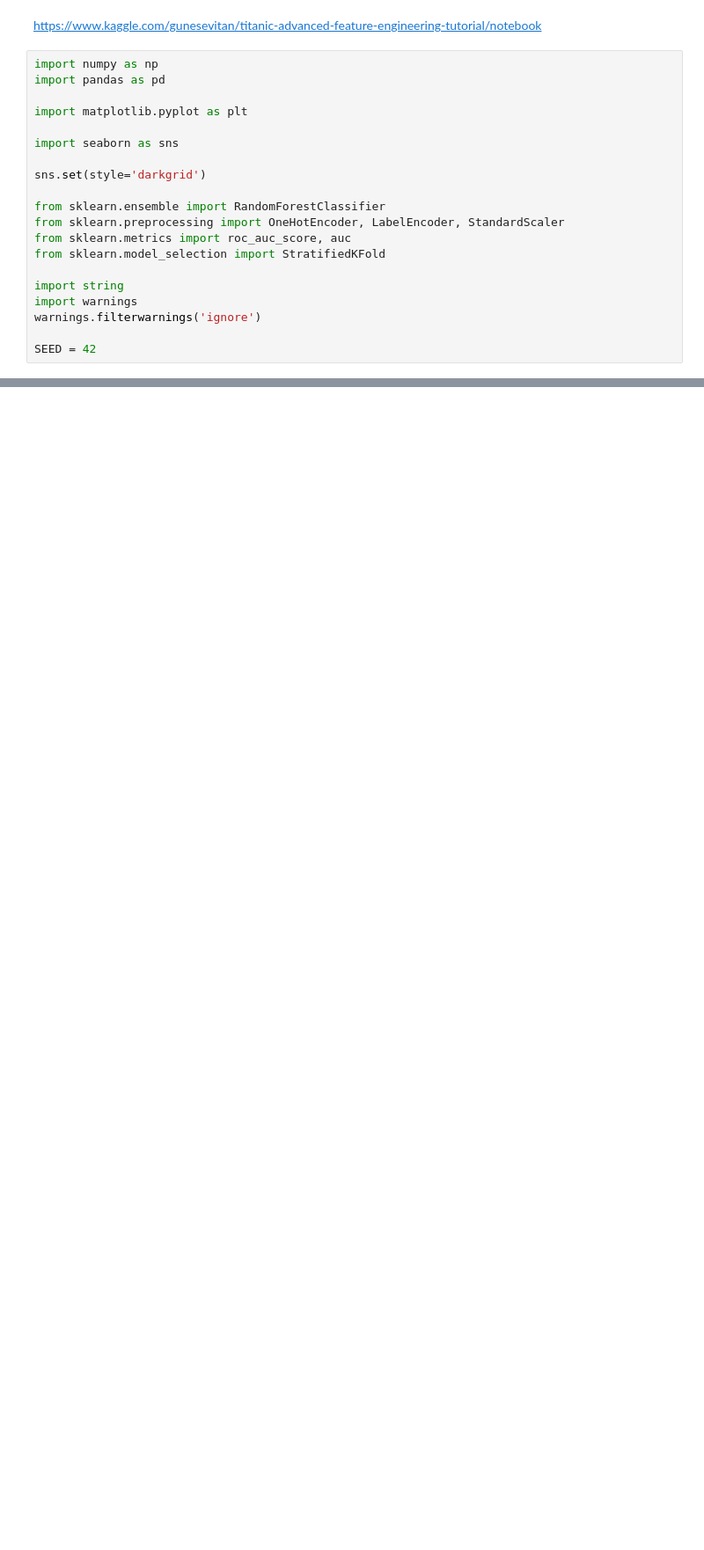
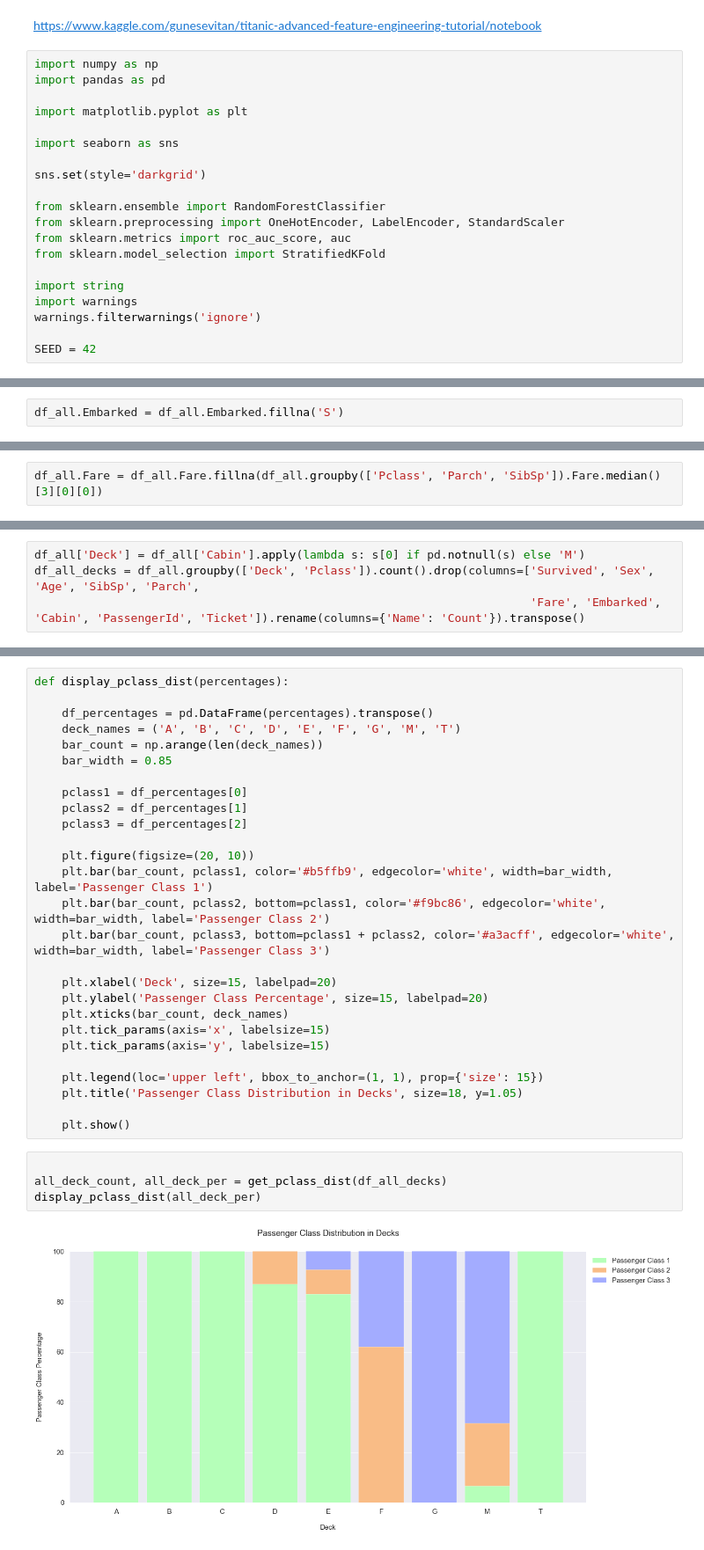
Before and after one commit to thinksee/Learning-Kaggle-with-Python, a Jupyter notebook: Titanic/titanic.ipynb, the cells around one changed output, grey strips where cells are left out. Shown at 88% size. Drawn from its saved outputs; the diff is of its cells as text; blank space fills up the shorter version.

```diff
--- a/Titanic/titanic.ipynb
+++ b/Titanic/titanic.ipynb
@@ -25,0 +169,2 @@ def concat_df(train_data, test_data):
+# %%
+df_all.Embarked = df_all.Embarked.fillna('S')
@@ -25,0 +179,2 @@ def concat_df(train_data, test_data):
+# %%
+df_all.Fare = df_all.Fare.fillna(df_all.groupby(['Pclass', 'Parch', 'SibSp']).Fare.median()[3][0][0])
@@ -25,0 +199,4 @@ def concat_df(train_data, test_data):
+# %%
+df_all['Deck'] = df_all['Cabin'].apply(lambda s: s[0] if pd.notnull(s) else 'M')
+df_all_decks = df_all.groupby(['Deck', 'Pclass']).count().drop(columns=['Survived', 'Sex', 'Age', 'SibSp', 'Parch',
+                                                                        'Fare', 'Embarked', 'Cabin', 'PassengerId', 'Ticket']).rename(columns={'Name': 'Count'}).transpose()
@@ -25,0 +252,33 @@ def concat_df(train_data, test_data):
+# %%
+def display_pclass_dist(percentages):
+
+    df_percentages = pd.DataFrame(percentages).transpose()
+    deck_names = ('A', 'B', 'C', 'D', 'E', 'F', 'G', 'M', 'T')
+    bar_count = np.arange(len(deck_names))
+    bar_width = 0.85
+
+    pclass1 = df_percentages[0]
+    pclass2 = df_percentages[1]
+    pclass3 = df_percentages[2]
+
+    plt.figure(figsize=(20, 10))
+    plt.bar(bar_count, pclass1, color='#b5ffb9', edgecolor='white', width=bar_width, label='Passenger Class 1')
+    plt.bar(bar_count, pclass2, bottom=pclass1, color='#f9bc86', edgecolor='white', width=bar_width, label='Passenger Class 2')
+    plt.bar(bar_count, pclass3, bottom=pclass1 + pclass2, color='#a3acff', edgecolor='white', width=bar_width, label='Passenger Class 3')
+
+    plt.xlabel('Deck', size=15, labelpad=20)
+    plt.ylabel('Passenger Class Percentage', size=15, labelpad=20)
+    plt.xticks(bar_count, deck_names)
+    plt.tick_params(axis='x', labelsize=15)
+    plt.tick_params(axis='y', labelsize=15)
+
+    plt.legend(loc='upper left', bbox_to_anchor=(1, 1), prop={'size': 15})
+    plt.title('Passenger Class Distribution in Decks', size=18, y=1.05)
+
+    plt.show()
+# %%
+
+all_deck_count, all_deck_per = get_pclass_dist(df_all_decks)
+display_pclass_dist(all_deck_per)
+# %% [output]
+[figure, added]
```
Also changed, not shown: parts of 82 cells of this notebook, 1 other file.
